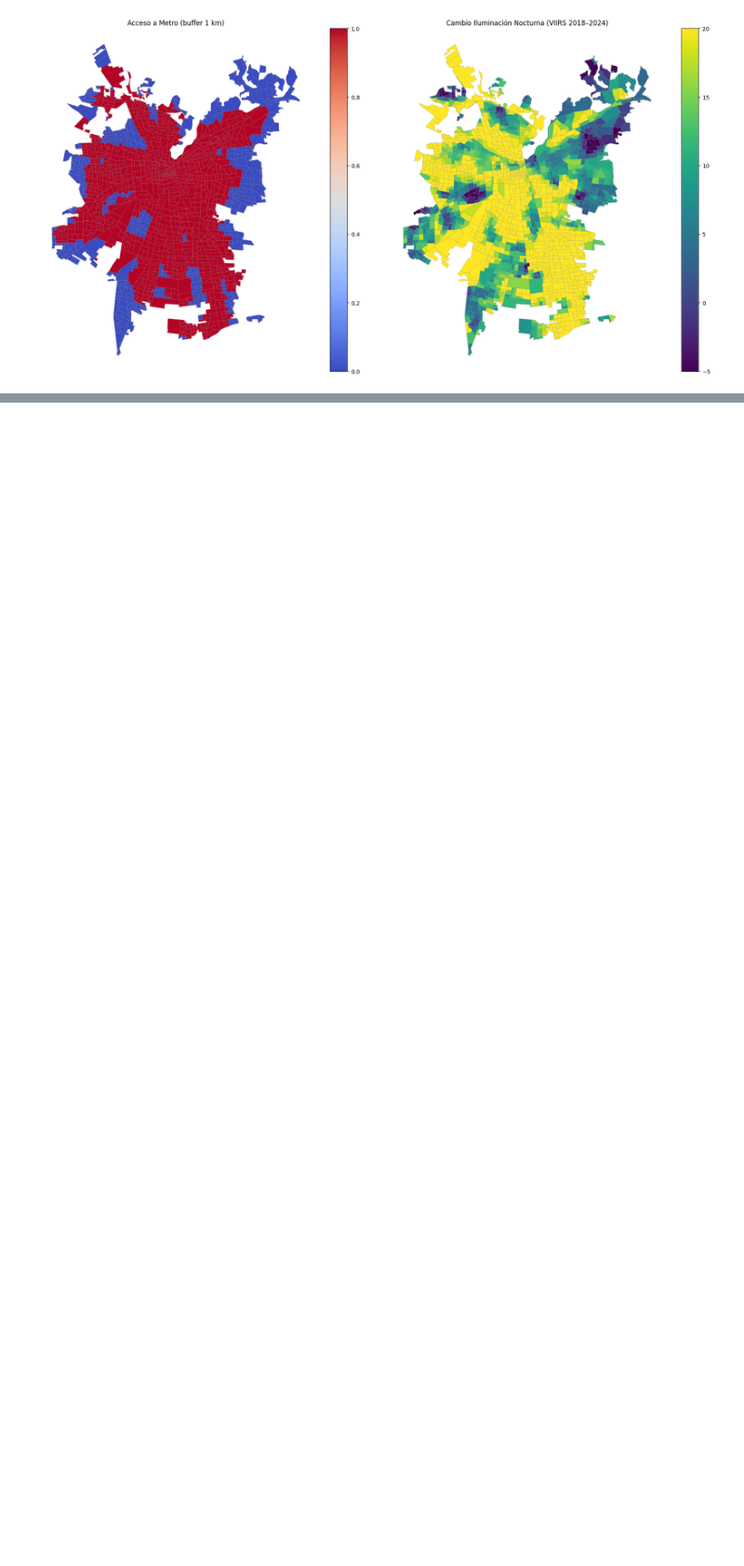
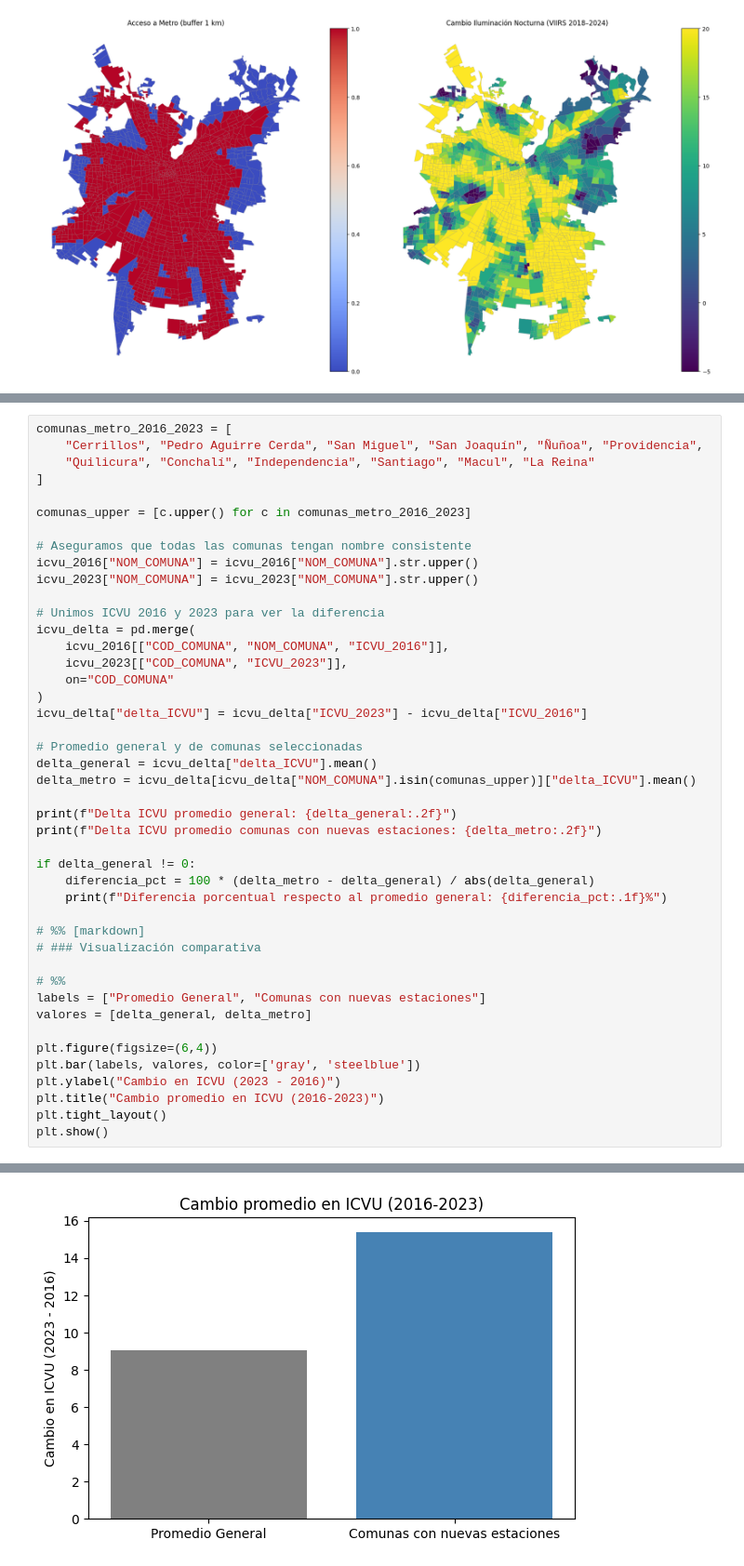
Before and after one commit to fchiapped/Proyecto-Geoespaciales, a Jupyter notebook: Proyecto_2.ipynb, the cells around one changed output, grey strips where cells are left out. Shown at 93% size. Cells and saved outputs as stored; diff of their text form; blank space fills up the shorter version.

```diff
--- a/Proyecto_2.ipynb
+++ b/Proyecto_2.ipynb
@@ -689,0 +760,45 @@ plt.show()
+# %%
+comunas_metro_2016_2023 = [
+    "Cerrillos", "Pedro Aguirre Cerda", "San Miguel", "San Joaquín", "Ñuñoa", "Providencia",
+    "Quilicura", "Conchalí", "Independencia", "Santiago", "Macul", "La Reina"
+]
+
+comunas_upper = [c.upper() for c in comunas_metro_2016_2023]
+
+# Aseguramos que todas las comunas tengan nombre consistente
+icvu_2016["NOM_COMUNA"] = icvu_2016["NOM_COMUNA"].str.upper()
+icvu_2023["NOM_COMUNA"] = icvu_2023["NOM_COMUNA"].str.upper()
+
+# Unimos ICVU 2016 y 2023 para ver la diferencia
+icvu_delta = pd.merge(
+    icvu_2016[["COD_COMUNA", "NOM_COMUNA", "ICVU_2016"]],
+    icvu_2023[["COD_COMUNA", "ICVU_2023"]],
+    on="COD_COMUNA"
+)
+icvu_delta["delta_ICVU"] = icvu_delta["ICVU_2023"] - icvu_delta["ICVU_2016"]
+
+# Promedio general y de comunas seleccionadas
+delta_general = icvu_delta["delta_ICVU"].mean()
+delta_metro = icvu_delta[icvu_delta["NOM_COMUNA"].isin(comunas_upper)]["delta_ICVU"].mean()
+
+print(f"Delta ICVU promedio general: {delta_general:.2f}")
+print(f"Delta ICVU promedio comunas con nuevas estaciones: {delta_metro:.2f}")
+
+if delta_general != 0:
+    diferencia_pct = 100 * (delta_metro - delta_general) / abs(delta_general)
+    print(f"Diferencia porcentual respecto al promedio general: {diferencia_pct:.1f}%")
+
+# %% [markdown]
+# ### Visualización comparativa
+
+# %%
+labels = ["Promedio General", "Comunas con nuevas estaciones"]
+valores = [delta_general, delta_metro]
+
+plt.figure(figsize=(6,4))
+plt.bar(labels, valores, color=['gray', 'steelblue'])
+plt.ylabel("Cambio en ICVU (2023 - 2016)")
+plt.title("Cambio promedio en ICVU (2016-2023)")
+plt.tight_layout()
+plt.show()
+# %% [output]
@@ -689,0 +808 @@ plt.show()
+[figure, added]
```
Also changed, not shown: parts of 9 cells of this notebook, 1 other file.
